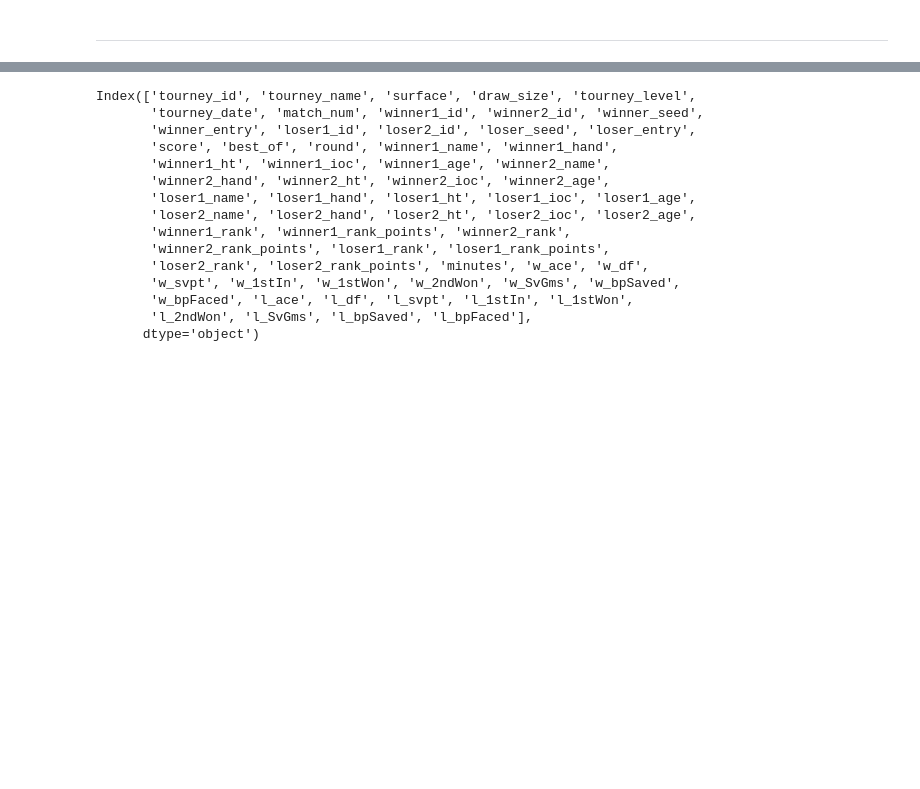
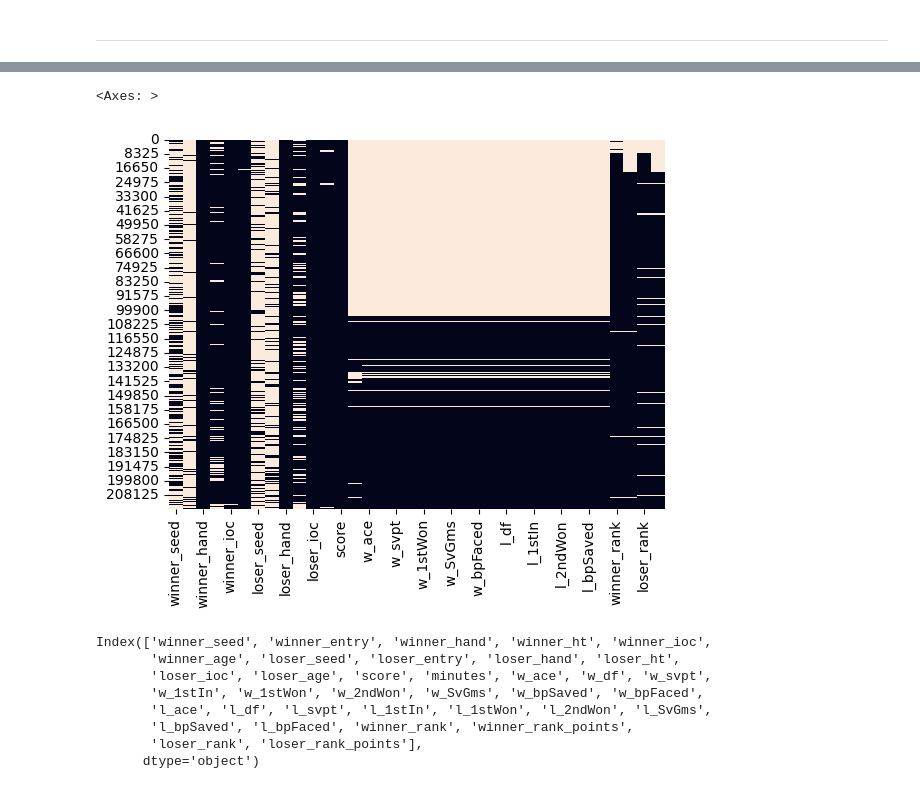
Before and after one commit to lebondon/Tennis_data_study, a Jupyter notebook: aggregated_matches_atp/controllo_nan_atp.ipynb, the cells around one changed output, grey strips where cells are left out. Cells and saved outputs as stored; diff of their text form; code cells hidden in the pictures; blank space fills up the shorter version.

```diff
--- a/aggregated_matches_atp/controllo_nan_atp.ipynb
+++ b/aggregated_matches_atp/controllo_nan_atp.ipynb
@@ -1984,0 +2887,4 @@ df3['w_svpt'].isna().sum()
+# %%
+path5='quali_and_challengers_matches.parquet'
+df5=pd.read_parquet(path5)
+df5
@@ -1984,0 +2910,8 @@ df3['w_svpt'].isna().sum()
+# %%
+colonne_con_nan_df5 = pd.DataFrame()
+
+for colonna in df5.columns:
+    if df5[colonna].isnull().any():
+        colonne_con_nan_df5[colonna] = df5[colonna]
+
+colonne_con_nan_df5
@@ -1985,18 +2932,16 @@ df3['w_svpt'].isna().sum()
+# %%
+sns.heatmap(colonne_con_nan_df5.isna(), cbar=False)
+# %% [output]
+<Axes: >
+[figure, added]
 # %%
-df3.columns
+colonne_con_nan_df5.columns
 # %% [output]
-Index(['tourney_id', 'tourney_name', 'surface', 'draw_size', 'tourney_level',
-       'tourney_date', 'match_num', 'winner1_id', 'winner2_id', 'winner_seed',
-       'winner_entry', 'loser1_id', 'loser2_id', 'loser_seed', 'loser_entry',
-       'score', 'best_of', 'round', 'winner1_name', 'winner1_hand',
-       'winner1_ht', 'winner1_ioc', 'winner1_age', 'winner2_name',
-       'winner2_hand', 'winner2_ht', 'winner2_ioc', 'winner2_age',
-       'loser1_name', 'loser1_hand', 'loser1_ht', 'loser1_ioc', 'loser1_age',
-       'loser2_name', 'loser2_hand', 'loser2_ht', 'loser2_ioc', 'loser2_age',
-       'winner1_rank', 'winner1_rank_points', 'winner2_rank',
-       'winner2_rank_points', 'loser1_rank', 'loser1_rank_points',
-       'loser2_rank', 'loser2_rank_points', 'minutes', 'w_ace', 'w_df',
-       'w_svpt', 'w_1stIn', 'w_1stWon', 'w_2ndWon', 'w_SvGms', 'w_bpSaved',
-       'w_bpFaced', 'l_ace', 'l_df', 'l_svpt', 'l_1stIn', 'l_1stWon',
-       'l_2ndWon', 'l_SvGms', 'l_bpSaved', 'l_bpFaced'],
+Index(['winner_seed', 'winner_entry', 'winner_hand', 'winner_ht', 'winner_ioc',
+       'winner_age', 'loser_seed', 'loser_entry', 'loser_hand', 'loser_ht',
+       'loser_ioc', 'loser_age', 'score', 'minutes', 'w_ace', 'w_df', 'w_svpt',
+       'w_1stIn', 'w_1stWon', 'w_2ndWon', 'w_SvGms', 'w_bpSaved', 'w_bpFaced',
+       'l_ace', 'l_df', 'l_svpt', 'l_1stIn', 'l_1stWon', 'l_2ndWon', 'l_SvGms',
+       'l_bpSaved', 'l_bpFaced', 'winner_rank', 'winner_rank_points',
+       'loser_rank', 'loser_rank_points'],
       dtype='object')
```
Also changed, not shown: parts of 144 cells of this notebook.
